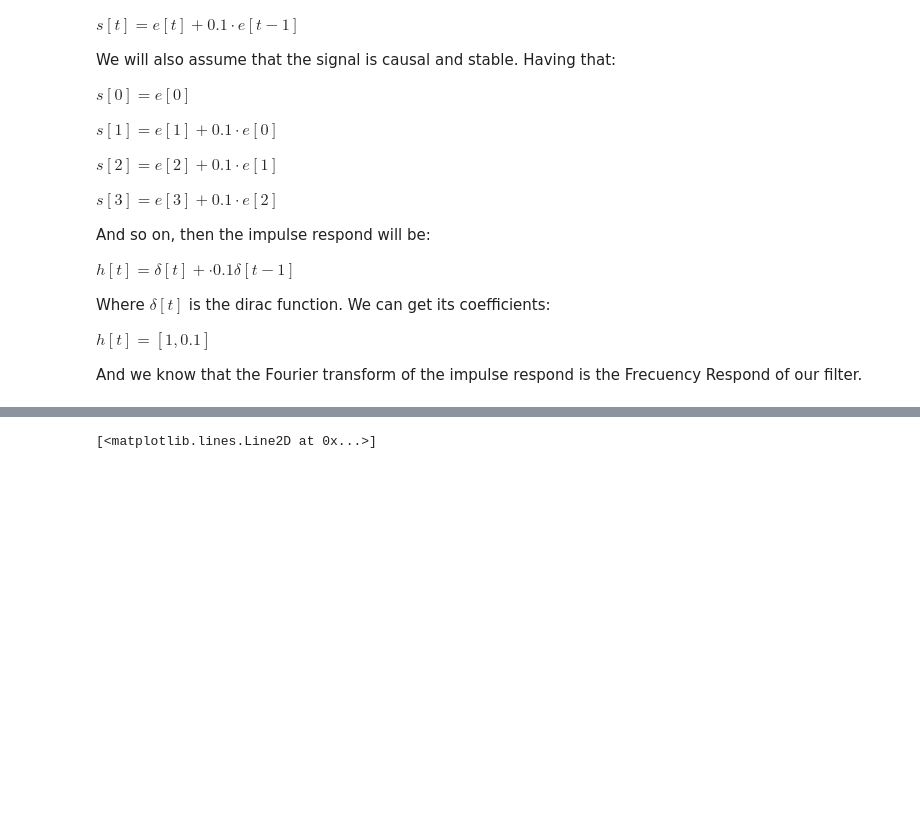
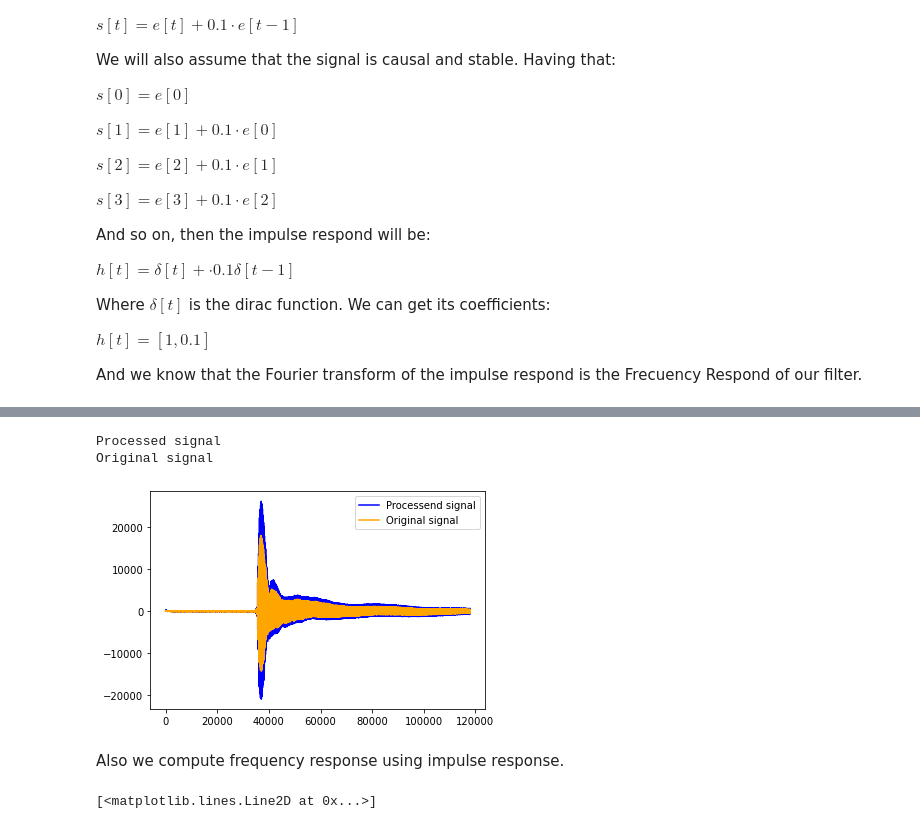
Before and after one commit to lyshuga/Signal_processing, a Jupyter notebook: Filtering/FIRFilter.ipynb, the cells around one changed output, grey strips where cells are left out. Saved outputs shown, nothing was run; the diff lists cells and outputs as text; code cells hidden in the pictures; blank space fills up the shorter version.

```diff
--- a/Filtering/FIRFilter.ipynb
+++ b/Filtering/FIRFilter.ipynb
@@ -154,3 +148,17 @@ custom [111.  158.  159.  155.  144.  153.1 137.8 152.9 148.5 147.4]
+# %%
+print('Processed signal')
+plt.plot(data_new, c='blue', label="Processend signal")
+
+print('Original signal')
+plt.plot(data, c='orange', label="Original signal")
+plt.legend()
+plt.show()
+# %% [output]
+Processed signal
+Original signal
+[figure, added]
+# %% [markdown]
+Also we compute frequency response using impulse response.
 # %%
 D = 5
 a = 0.7
```
Also changed, not shown: parts of 17 cells of this notebook, 4 other files.
